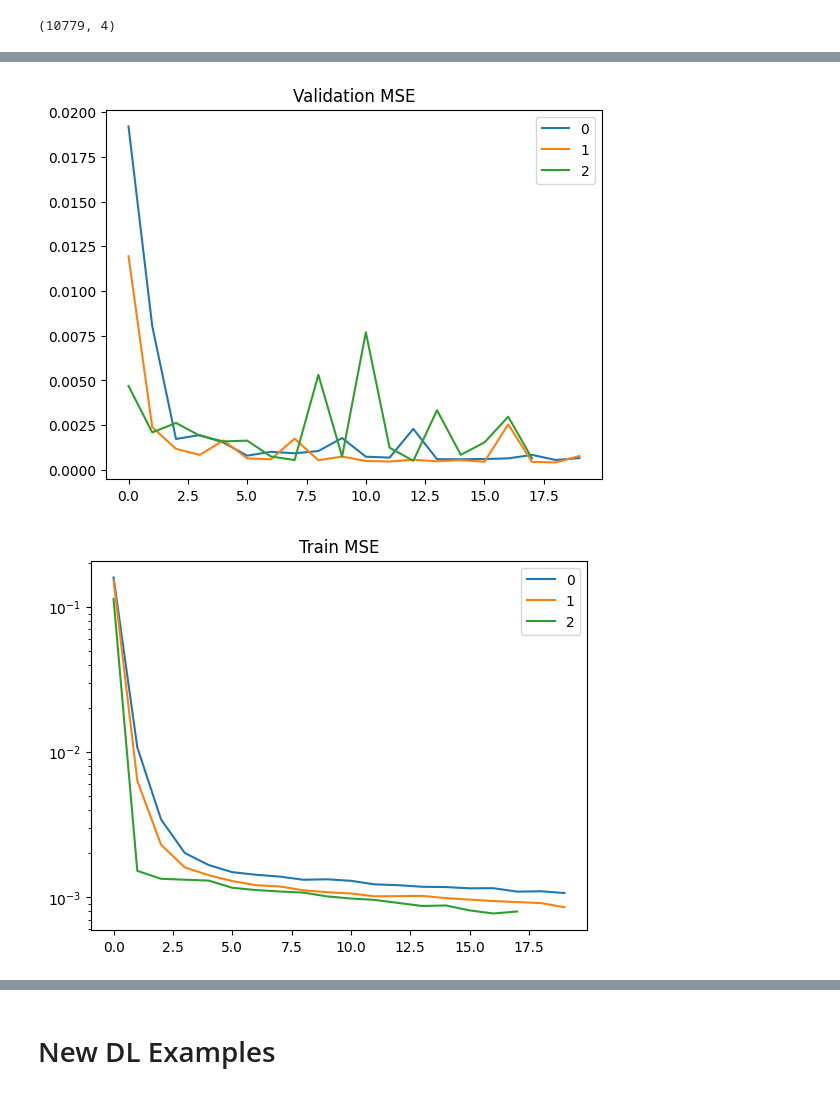
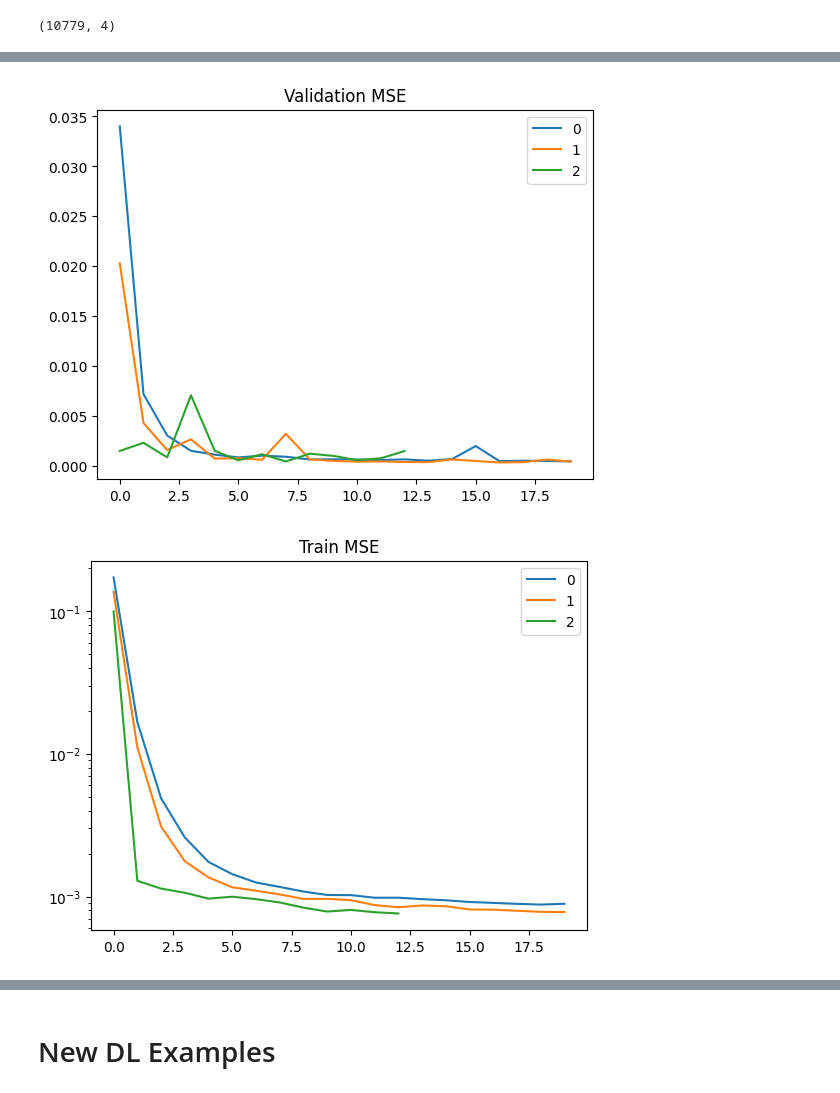
Before and after one commit to corwindark/6600-final-project, a Jupyter notebook: dl_ens_exploration.ipynb, the cells around one changed output, grey strips where cells are left out. Saved outputs shown, nothing was run; the diff lists cells and outputs as text; code cells hidden in the pictures.

```diff
--- a/dl_ens_exploration.ipynb
+++ b/dl_ens_exploration.ipynb
@@ -1104,7 +1113,7 @@ def build_model(model_dictlist, input, output):
   return model
 # %%
 
-def nn_kfold(nn_model_dictlist, compile_params, fit_params, folds, xdat, ydat, statpreds, trainratio = 0.5, sametrainsize = False, control = False):
+def nn_kfold(nn_model_dictlist, compile_params, fit_params, folds, xdat, ydat, statpreds, trainratio = 0.5, sametrainsize = False, classification = False, control = False):
   # this function fits a NN model over K folds, and returns average performance stats
   # it does not randomly assign, but rather adds increasingly more data to model
   # splits data into K+1 folds (as we cannot use the first fold as validation since no data proceedes it)
@@ -1197,6 +1206,9 @@ def nn_kfold(nn_model_dictlist, compile_params, fit_params, folds, xdat, ydat, s
     fold_start += fold_size
     train_end += fold_size
 
+    # plot fold performance by quantile
+    # function
+
   plt.figure(0)
   plt.title("Validation MSE")
   for i, history in enumerate(val_mse_history):
@@ -1297,10 +1312,10 @@ callback = keras.callbacks.EarlyStopping(monitor='val_loss',patience=5)
 fit_params = {
     'epochs': 20,
     'callback': callback,
-    'verbose': True
+    'verbose': False
 }
 #, clipnorm = 0.5, clipvalue = 0.5
-stored_opt = RMSprop(learning_rate = 0.0002)
+stored_opt = RMSprop(learning_rate = 0.0003)
 compile_params = {
     'optimizer': stored_opt,
     'loss': 'mse'
@@ -1316,7 +1331,7 @@ reg = regularizers.L1L2(l1=L1, l2=L2)
 
 model_format_dictlist = [
     {'size': 64, 'act': 'relu', 'reg': reg},
-    {'size': 512, 'act': 'relu','reg': reg},
+    {'size': 128, 'act': 'relu', 'reg': reg},
     {'act': 'relu'}
    ]
 
@@ -1361,5 +1376,5 @@ Val Loss:  0.0006846556789241731 Train Loss:  0.0009040623748054107
-[figure, old version]
+[figure, new version]
-[figure, old version]
+[figure, new version]
 # %%
 print(statpredsIn.shape)
 print(xdat.shape)
```
Also changed, not shown: parts of 13 cells of this notebook.
